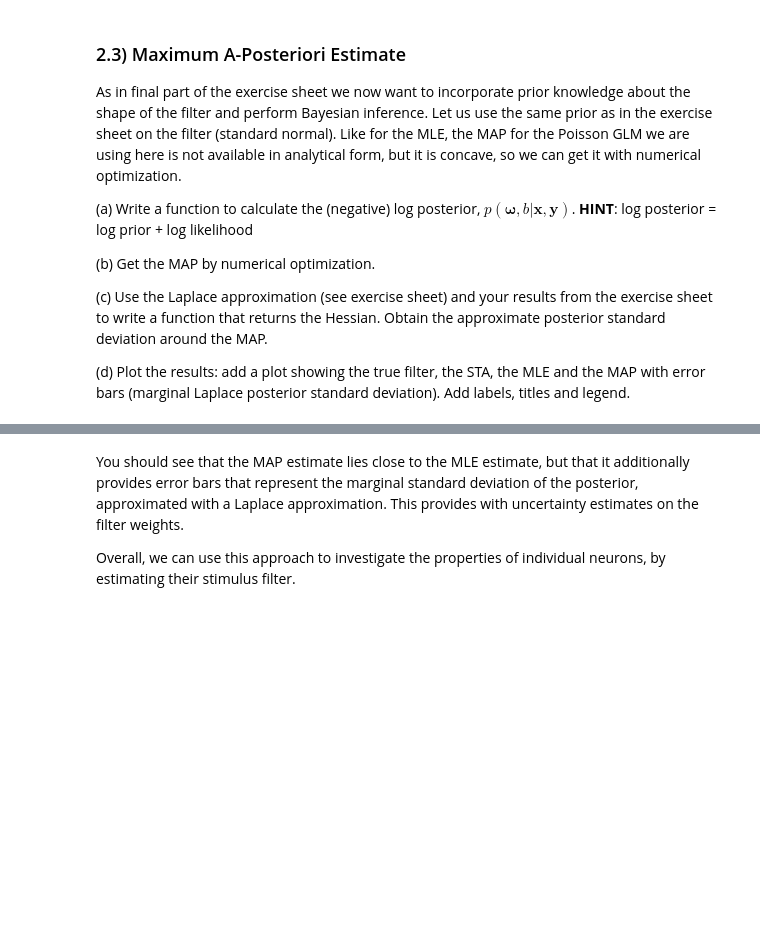
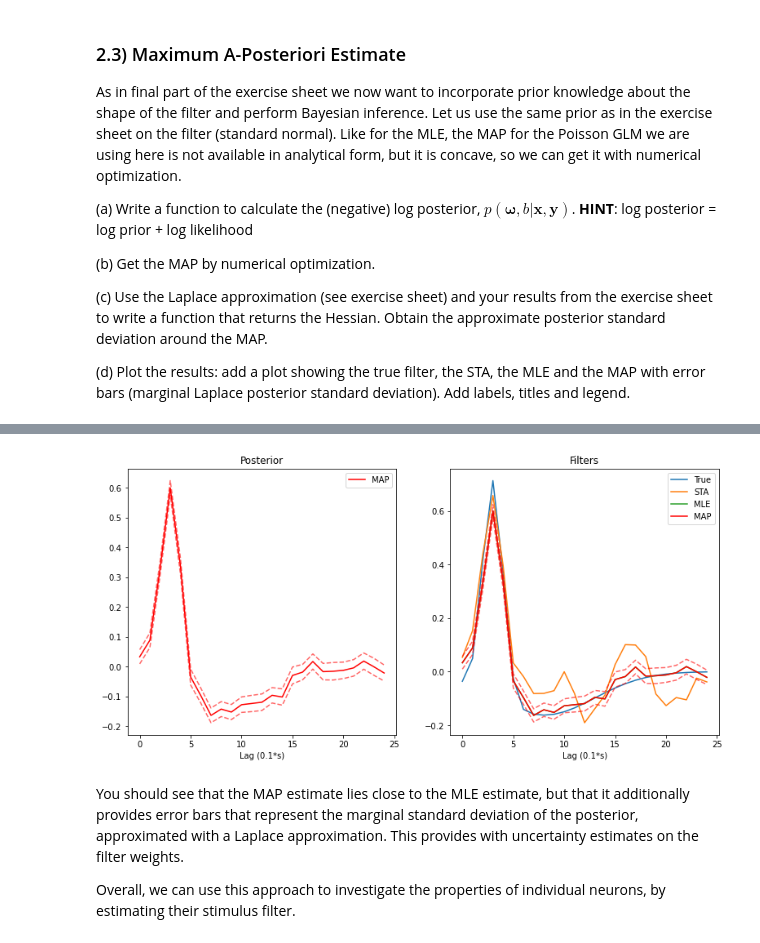
Before and after one commit to Zleander/PML_Exercises, a Jupyter notebook: Ex05/Exercise_05.ipynb, the cells around one changed output, grey strips where cells are left out. Cells and saved outputs as stored; diff of their text form; code cells hidden in the pictures; blank space fills up the shorter version.

```diff
--- a/Ex05/Exercise_05.ipynb
+++ b/Ex05/Exercise_05.ipynb
@@ -414,3 +439,11 @@ def hessian(params, stimulus, response, dt):
     Returns:
     H_filter : matrix of size K x K, where K is the length of the convolutional filter.
     """
+    w = params[:k]  # shape (25,)
+    b = params[k]  # scalar
+    X = stimulus  # I assume we get the hankel matrix as input (shape (20000,25))
+    y = response  # shape (20000,)
+    r = np.exp(X@w+b)  # shape (20000,)
+
+    M = np.array([(y_t/(r_t**2)) *  (X_t.reshape(-1,1) @ X_t.reshape(1,-1)) for y_t, X_t, r_t in zip(y, X, r)]).sum(axis=0)
+    return M + np.identity(k)
@@ -419,3 +450,29 @@ def hessian(params, stimulus, response, dt):
+# %%
+# (d) Plot the MAP estimate for the filter along with confidence intervals.
+
+cov = np.linalg.inv(hessian(MAP_params, X, y_ts.flatten(), dt=dt))
+stds = np.sqrt(np.diag(cov))
+
+fig, axs = plt.subplots(1,2, figsize = (13,6))
+
+axs[1].plot(_filter, label='True')
+axs[1].plot(STA, label='STA')
+axs[1].plot(w_MLE, label='MLE')
+
+for ax in axs:
+    ax.plot(w_MAP, label='MAP', color='red')
+    ax.plot(w_MAP + stds, linestyle='--', color='red', alpha=.6)
+    ax.plot(w_MAP - stds, linestyle='--', color='red', alpha=.6)
+    ax.set_xlabel(f'Lag ({dt}*s)')
+    ax.legend()
+
+
+axs[1].set_title('Filters')
+axs[0].set_title('Posterior')
+
+plt.show()
+# %% [output]
+[figure, added]
 # %% [markdown]
 You should see that the MAP estimate lies close to the MLE estimate, but that it additionally provides error bars that represent the marginal standard deviation of the posterior, approximated with a Laplace approximation.
 This provides with uncertainty estimates on the filter weights.
```
Also changed, not shown: parts of 6 cells of this notebook.
